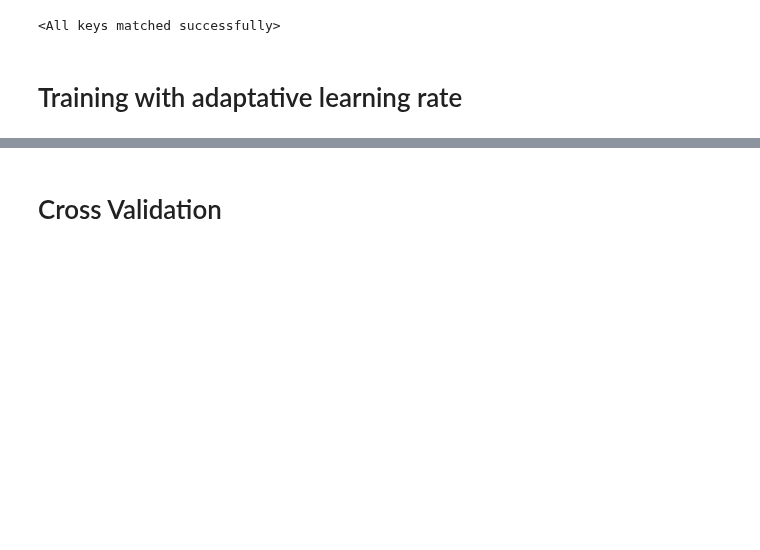
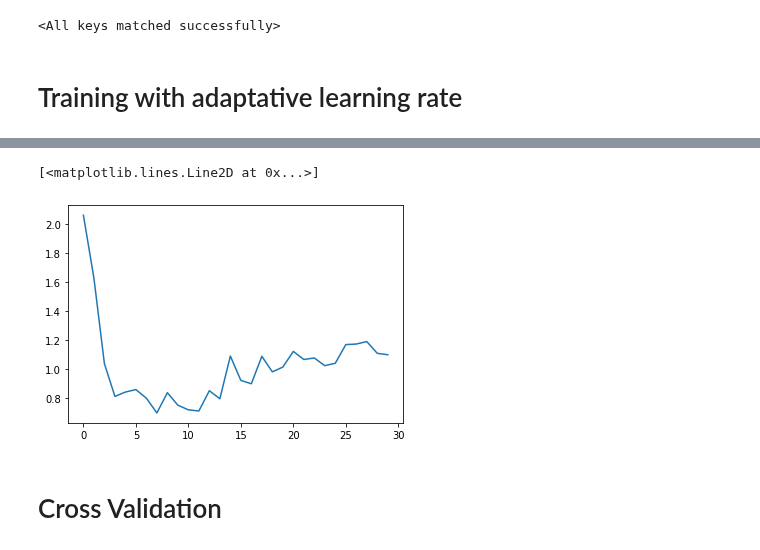
Before and after one commit to riccardocadei/photovoltaic-detection, a Jupyter notebook: main.ipynb, the cells around one changed output, grey strips where cells are left out. Cells and saved outputs as stored; diff of their text form; code cells hidden in the pictures; blank space fills up the shorter version.

```diff
--- a/main.ipynb
+++ b/main.ipynb
@@ -127,3 +130,8 @@ plt.plot([1.5,1.13,0.83,0.71,0.55,0.47,0.42,0.43,0.36,0.33,0.32,0.29,0.26,0.25,0
+# %%
+plt.plot(history_val_loss)
+# %% [output]
+[<matplotlib.lines.Line2D at 0x...>]
+[figure, added]
 # %% [markdown]
 # Cross Validation
 # %%
```
Also changed, not shown: parts of 8 cells of this notebook, 6 other files.
